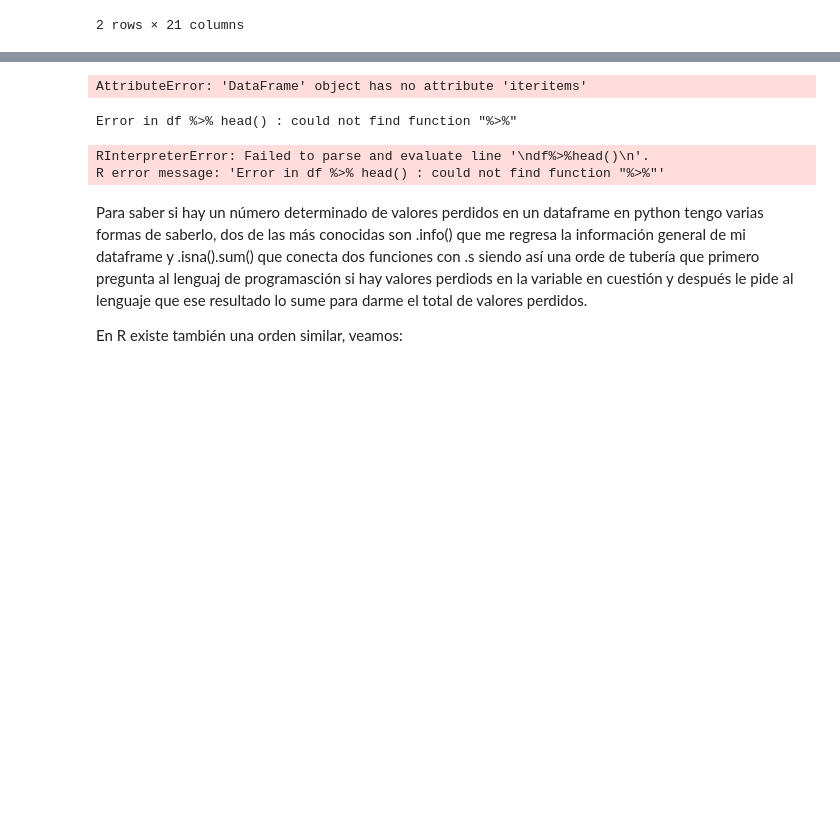
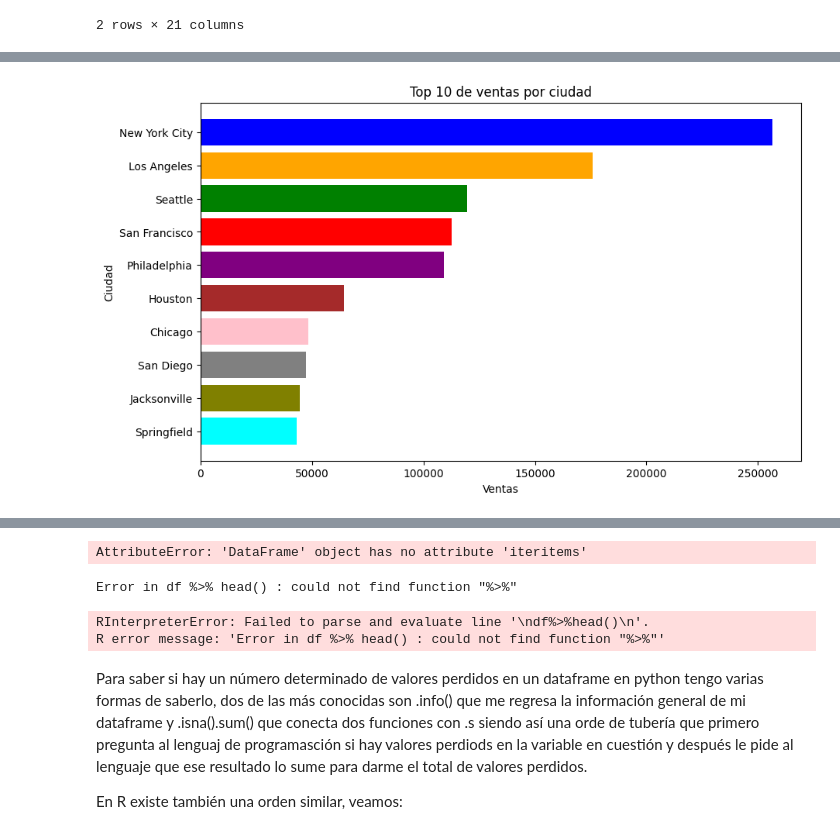
Before and after one commit to JuanC9818/konrad2024, a Jupyter notebook: BehavDA_13-04-24.ipynb, the cells around one changed output, grey strips where cells are left out. Saved outputs shown, nothing was run; the diff lists cells and outputs as text; code cells hidden in the pictures; blank space fills up the shorter version.

```diff
--- a/BehavDA_13-04-24.ipynb
+++ b/BehavDA_13-04-24.ipynb
@@ -2845,0 +3025,18 @@ df.head(2)
+# %%
+import matplotlib.pyplot as plt
+
+
+# Colores para las barras
+colores = ['blue', 'orange', 'green', 'red', 'purple',
+           'brown', 'pink', 'gray', 'olive', 'cyan']
+
+# Crear el gráfico de barras con colores diferentes para cada ciudad
+plt.figure(figsize=(10, 6))
+plt.barh(df_top_10_ventas_por_ciudad['City'], df_top_10_ventas_por_ciudad['Sales'], color=colores)
+plt.xlabel('Ventas')
+plt.ylabel('Ciudad')
+plt.title('Top 10 de ventas por ciudad')
+plt.gca().invert_yaxis()
+plt.show()
+# %% [output]
+[figure, added]
```
Also changed, not shown: parts of 11 cells of this notebook.
